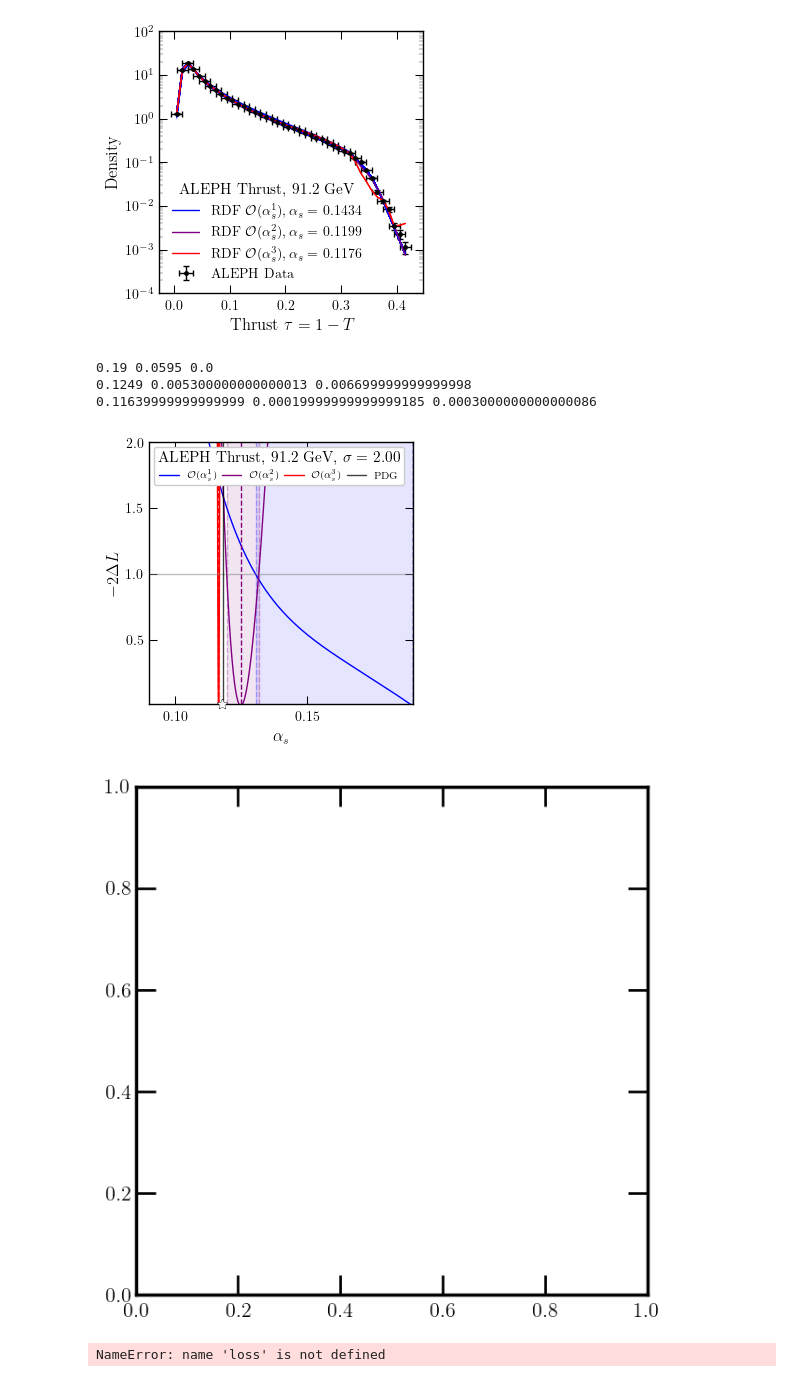
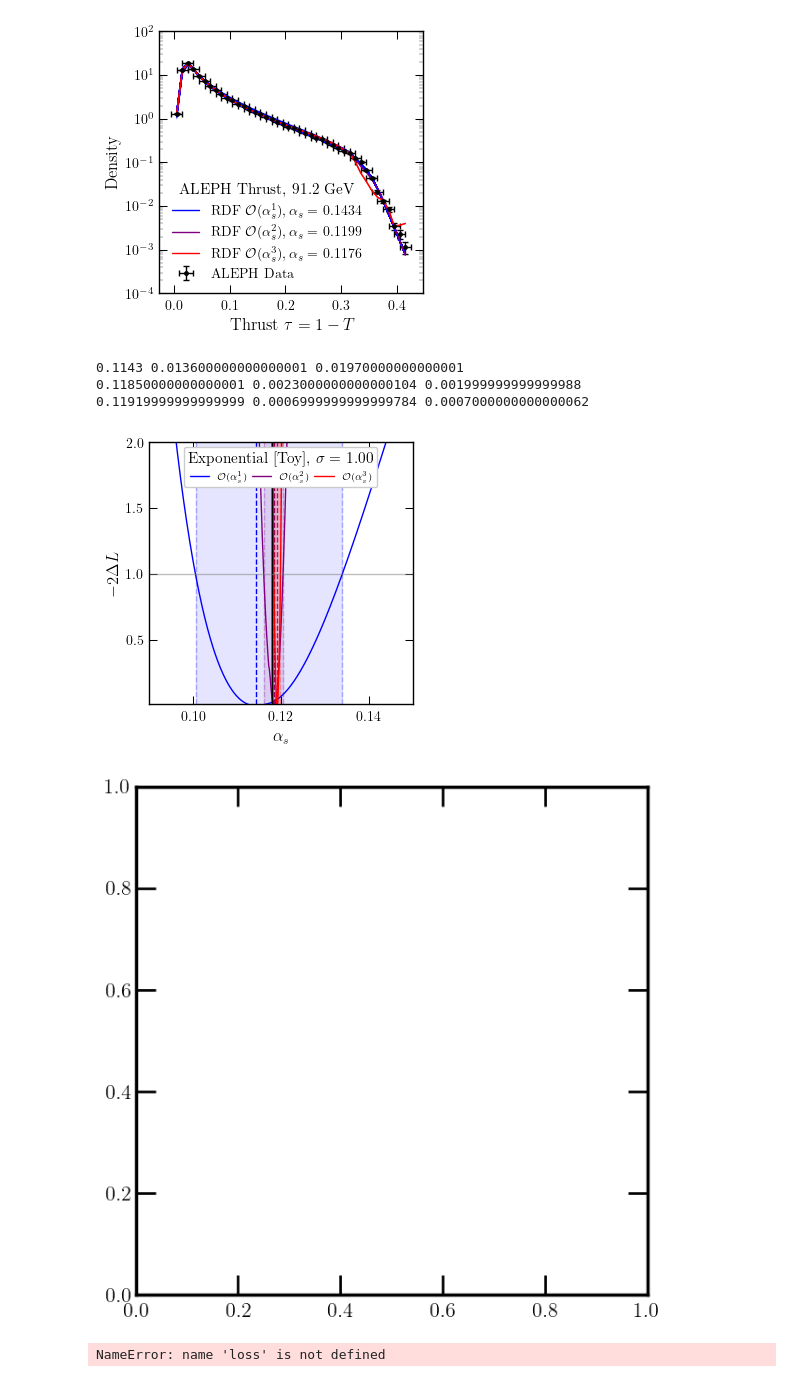
Before and after one commit to rikab/RDF, a Jupyter notebook: numeric/fit_plots.ipynb, the cells around one changed output. Saved outputs shown, nothing was run; the diff lists cells and outputs as text; code cells hidden in the pictures.

Commit message:
fit outputs

```diff
--- a/numeric/fit_plots.ipynb
+++ b/numeric/fit_plots.ipynb
@@ -44,7 +46,7 @@ from helpers.data import get_pdf_toy_JAX, read_in_data_JAX
 mstar = 1
 m = 1
 n = 7
-dist = "rayleigh"  # "thrust" or "exponential"
+dist = "exponential"  # "thrust" or "exponential"
 
 # number of higher orders
 m0 = 1
@@ -71,7 +73,7 @@ x_label_dict = {"thrust": r"Thrust $\tau = 1-T$",
 mult_factor = 2 if dist == "thrust" else 1
 
 T_MAX = 10
-gaussian_prior_param = 2.0 # std of g/m!n!
+gaussian_prior_param = 1.0 # std of g/m!n!
 alpha_init = 0.118
 
 
@@ -127,7 +129,7 @@ def initialize_params(name_, order):
     }
 
     try:
-        with open(f"output_JAX/{name_}_params.pkl", "rb") as f:
+        with open(f"output_fits/{name_}_params.pkl", "rb") as f:
             init_params = copy.deepcopy(pickle.load(f))
 
         g_coeffs_init = init_params["g_coeffs"]
@@ -164,7 +166,7 @@ def initialize_params(name_, order):
         return copy.deepcopy(params_)
 
     except:
-        print(f"No file" + f"output_JAX/{name_}_params.pkl")
+        print(f"No file" + f"output_fits/{name_}_params.pkl")
 
 
 
@@ -722,13 +724,13 @@ for mi in range(1, 4):
     # try:
 
 
-        with open(f"output_JAX/alphas_{mi}_{n}_{tag}.pkl", "rb") as f:
+        with open(f"output_fits/alphas_{mi}_{n}_{tag}.pkl", "rb") as f:
             alphas = np.array(pickle.load(f))
 
-        with open(f"output_JAX/ls_{mi}_{n}_{tag}.pkl", "rb") as f:
+        with open(f"output_fits/ls_{mi}_{n}_{tag}.pkl", "rb") as f:
             ls = np.array(pickle.load(f))
 
-        with open(f"output_JAX/params_{mi}_{n}_{tag}.pkl", "rb") as f:
+        with open(f"output_fits/params_{mi}_{n}_{tag}.pkl", "rb") as f:
             ps = np.array(pickle.load(f))
 
 
@@ -857,10 +859,10 @@ for mi in range(1, 4):
     # try:
 
 
-        with open(f"output_JAX/alphas_{mi}_{n}_{tag}.pkl", "rb") as f:
+        with open(f"output_fits/alphas_{mi}_{n}_{tag}.pkl", "rb") as f:
             alphas = np.array(pickle.load(f))
 
-        with open(f"output_JAX/ls_{mi}_{n}_{tag}.pkl", "rb") as f:
+        with open(f"output_fits/ls_{mi}_{n}_{tag}.pkl", "rb") as f:
             ls = np.array(pickle.load(f))
 
 
@@ -905,37 +907,37 @@ for mi in range(1, 4):
 
         # plt.yscale("log")
         plt.ylim(1e-2, 2e0)
-        plt.xlim(0.09, 0.19)
+        plt.xlim(0.09, 0.15)
 
         if dist is not "thrust":
             plt.axvline(0.118, color = "black")
 
 
 
 plt.axhline(1.0, color = "gray", alpha = 0.5)
 
 plt.xlabel(r"$\alpha_s$")
 plt.ylabel(r"$-2\Delta L$")
 
 
 
 if dist is "thrust":
     plt.axvline(0.118, color = "black", ls = "-", alpha = 0.75, label = "PDG")
     plt.scatter(0.1179, 1e-2, marker= "*", color = "black", s = 45, zorder = 10, clip_on=False)
     plt.scatter(0.1179, 1e-2, marker= "*", color = "white", s = 30, zorder = 10, clip_on=False)
 
 
 
-plt.legend(title = title_dict[dist] + r", $\sigma = $" + f"{gaussian_prior_param : .2f}", loc = "upper left", ncol = 4, alignment='center', columnspacing = 0.5, facecolor='white', framealpha=1, frameon = True, fontsize = 7)
+plt.legend(title = title_dict[dist] + r", $\sigma = $" + f"{gaussian_prior_param : .2f}", loc = "upper center", ncol = 4, alignment='center', columnspacing = 0.5, facecolor='white', framealpha=1, frameon = True, fontsize = 7)
 # plt.legend(title = title_dict[dist] + r", $\sigma = \infty$", loc = "upper left", ncol = 4, alignment='center', columnspacing = 0.5, facecolor='white', framealpha=1, frameon = True, fontsize = 7)
 
 plt.savefig(f"figures/gaussian_{dist}{append}_linear.pdf", bbox_inches = "tight")
 
 fix, ax = newplot("full")
 dark_order_colors = order_colors
 # %% [output]
-0.19 0.0595 0.0
-0.1249 0.005300000000000013 0.006699999999999998
-0.11639999999999999 0.00019999999999999185 0.0003000000000000086
+0.1143 0.013600000000000001 0.01970000000000001
+0.11850000000000001 0.0023000000000000104 0.001999999999999988
+0.11919999999999999 0.0006999999999999784 0.0007000000000000062
-[figure, old version]
+[figure, new version]
 [figure]
```
Also changed, not shown: parts of 2 cells of this notebook, 56 other files.
